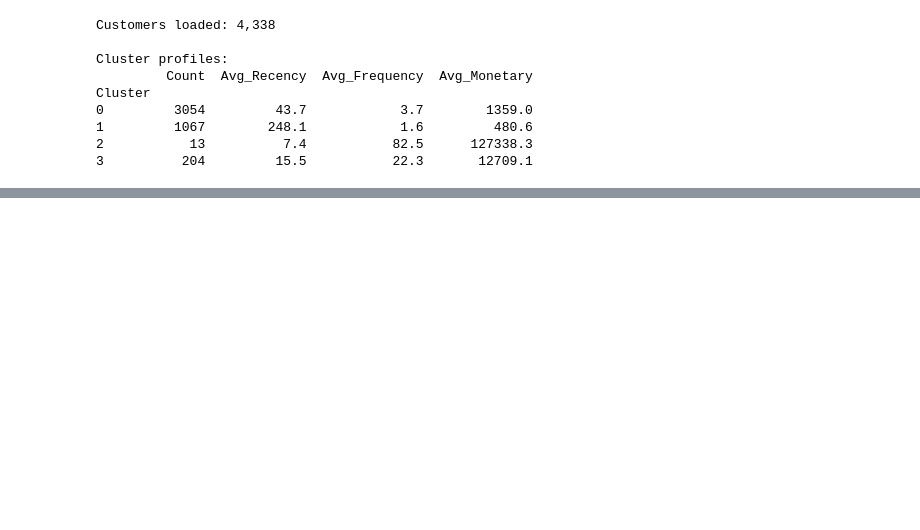
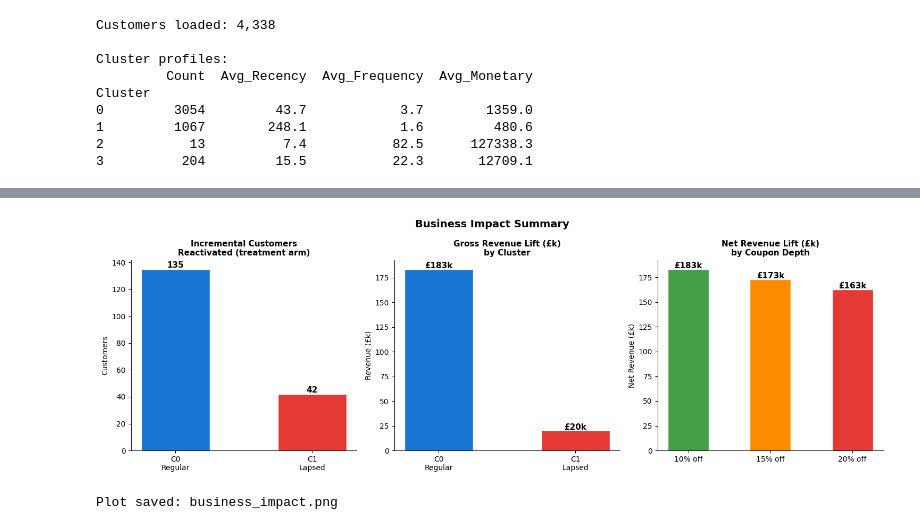
Before and after one commit to kanghaichun-cloud/Customer-Analytics-project, a Jupyter notebook: 03_ab_test_simulation.ipynb, the cells around one changed output, grey strips where cells are left out. Drawn from its saved outputs; the diff is of its cells as text; code cells hidden in the pictures; blank space fills up the shorter version.

```diff
--- a/03_ab_test_simulation.ipynb
+++ b/03_ab_test_simulation.ipynb
@@ -343,0 +560,46 @@ and p-values are well below the 0.05 threshold.
+# %%
+# ── Business impact visualisation ────────────────────────────────────────
+fig, axes = plt.subplots(1, 3, figsize=(15, 5))
+fig.suptitle('Business Impact Summary', fontsize=14, fontweight='bold')
+
+# Panel 1: Incremental customers
+ax = axes[0]
+ax.bar(['C0\nRegular', 'C1\nLapsed'], [c0_extra, c1_extra],
+       color=[COLORS['c0'], COLORS['c1']], width=0.5, edgecolor='white')
+ax.set_title('Incremental Customers\nReactivated (treatment arm)', fontsize=11, fontweight='bold')
+ax.set_ylabel('Customers')
+ax.spines[['top', 'right']].set_visible(False)
+for i, v in enumerate([c0_extra, c1_extra]):
+    ax.text(i, v + 1, f'{v:,}', ha='center', fontweight='bold', fontsize=11)
+
+# Panel 2: Gross revenue lift by cluster
+ax = axes[1]
+vals = [c0_extra * c0_aov / 1000, c1_extra * c1_aov / 1000]
+ax.bar(['C0\nRegular', 'C1\nLapsed'], vals,
+       color=[COLORS['c0'], COLORS['c1']], width=0.5, edgecolor='white')
+ax.set_title('Gross Revenue Lift (£k)\nby Cluster', fontsize=11, fontweight='bold')
+ax.set_ylabel('Revenue (£k)')
+ax.spines[['top', 'right']].set_visible(False)
+for i, v in enumerate(vals):
+    ax.text(i, v + 1, f'£{v:,.0f}k', ha='center', fontweight='bold', fontsize=11)
+
+# Panel 3: Net revenue at 3 discount scenarios
+ax = axes[2]
+discounts = [0.10, 0.15, 0.20]
+nets = [(c0_extra * c0_aov + c1_extra * c1_aov) * (1 - d) / 1000 for d in discounts]
+bars = ax.bar(['10% off', '15% off', '20% off'], nets,
+              color=['#43A047', '#FB8C00', '#E53935'], width=0.5, edgecolor='white')
+ax.set_title('Net Revenue Lift (£k)\nby Coupon Depth', fontsize=11, fontweight='bold')
+ax.set_ylabel('Net Revenue (£k)')
+ax.spines[['top', 'right']].set_visible(False)
+for bar, v in zip(bars, nets):
+    ax.text(bar.get_x() + bar.get_width() / 2, v + 1, f'£{v:,.0f}k',
+            ha='center', fontweight='bold', fontsize=11)
+
+plt.tight_layout()
+plt.savefig('business_impact.png', dpi=150, bbox_inches='tight')
+plt.show()
+print("Plot saved: business_impact.png")
+# %% [output]
+[figure, added]
+Plot saved: business_impact.png
```
Also changed, not shown: parts of 22 cells of this notebook.
